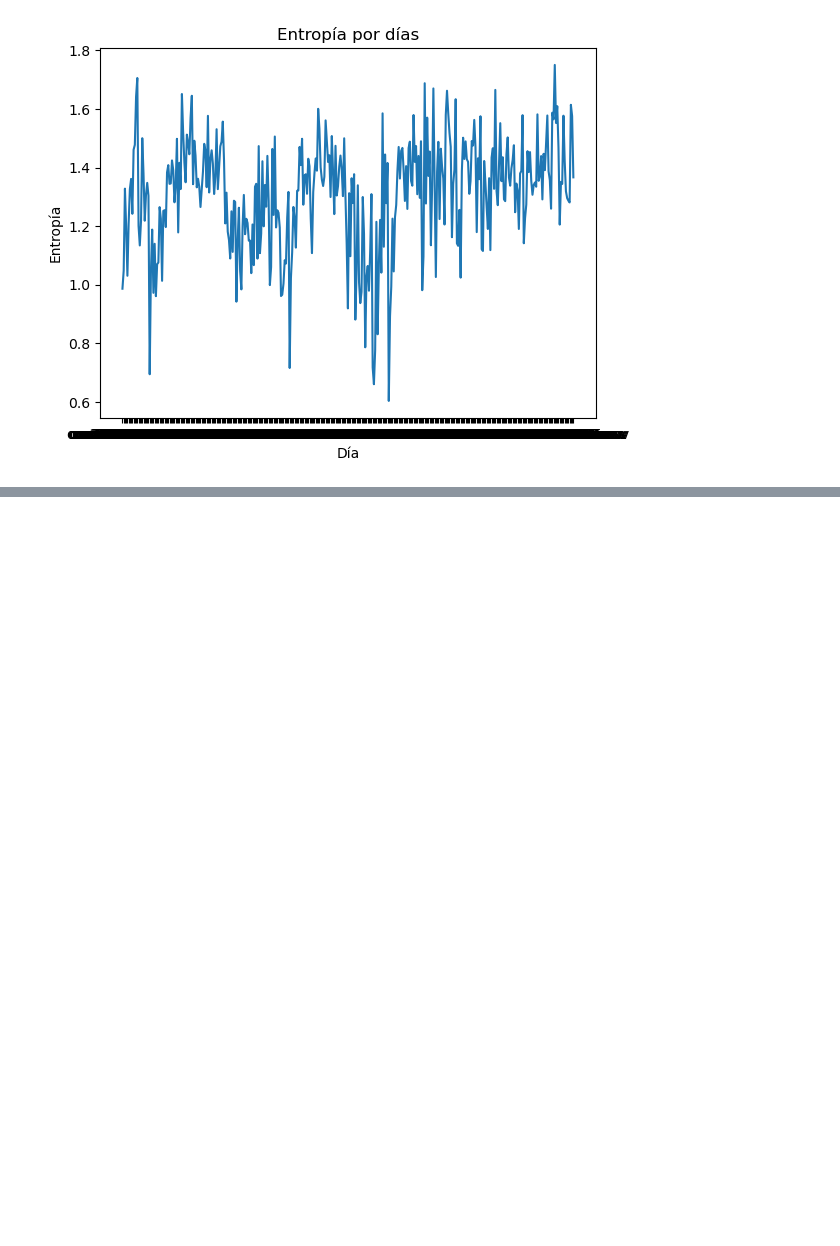
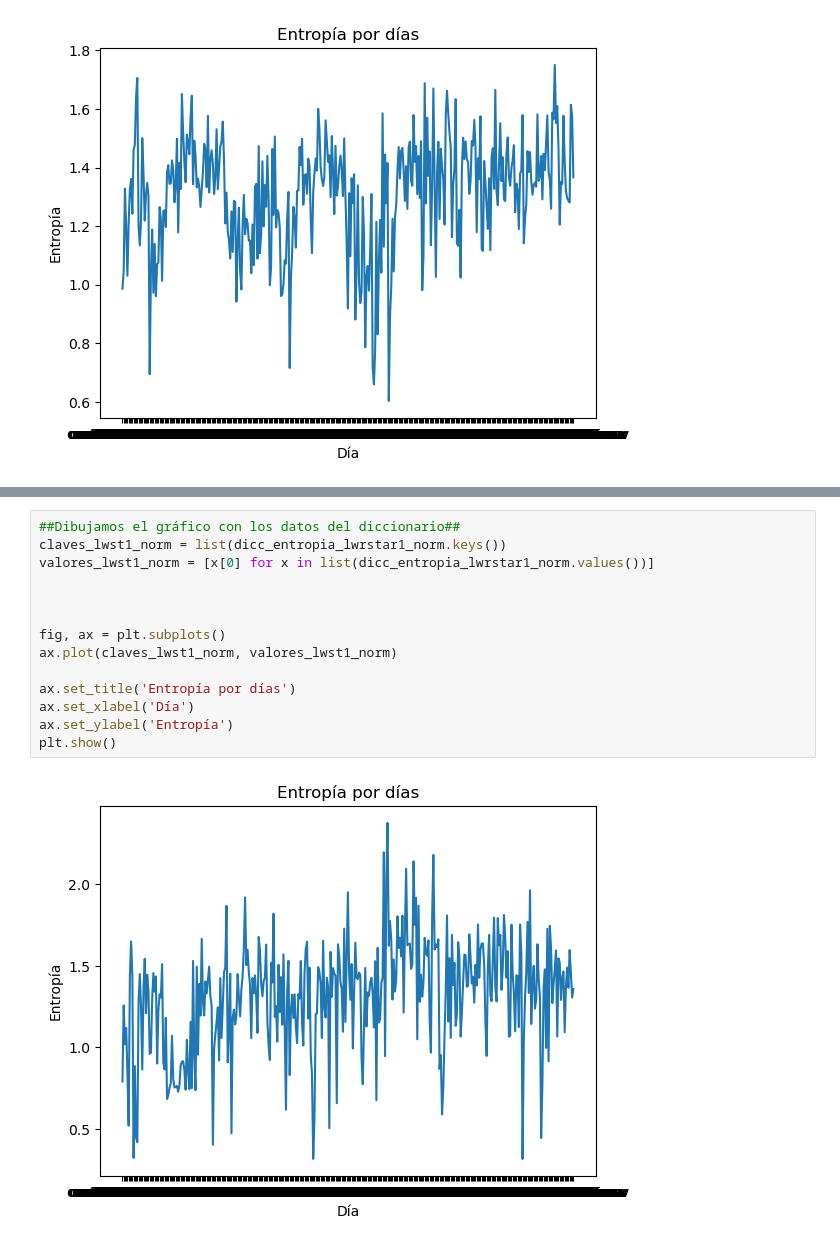
Before and after one commit to joavilalv/TFG_Joan_Villalonga_Alvaro, a Jupyter notebook: TFG_Joan_Villalonga_Alvaro.ipynb, the cells around one changed output, grey strips where cells are left out. Saved outputs shown, nothing was run; the diff lists cells and outputs as text; blank space fills up the shorter version.

```diff
--- a/TFG_Joan_Villalonga_Alvaro.ipynb
+++ b/TFG_Joan_Villalonga_Alvaro.ipynb
@@ -432,0 +650,16 @@ La matriz con mayor entropía mediante Lower Star cambiando el signo de la matri
+# %%
+##Dibujamos el gráfico con los datos del diccionario##
+claves_lwst1_norm = list(dicc_entropia_lwrstar1_norm.keys())
+valores_lwst1_norm = [x[0] for x in list(dicc_entropia_lwrstar1_norm.values())]
+
+
+
+fig, ax = plt.subplots()
+ax.plot(claves_lwst1_norm, valores_lwst1_norm)
+
+ax.set_title('Entropía por días')
+ax.set_xlabel('Día')
+ax.set_ylabel('Entropía')
+plt.show()
+# %% [output]
+[figure, added]
```
Also changed, not shown: parts of 20 cells of this notebook.
